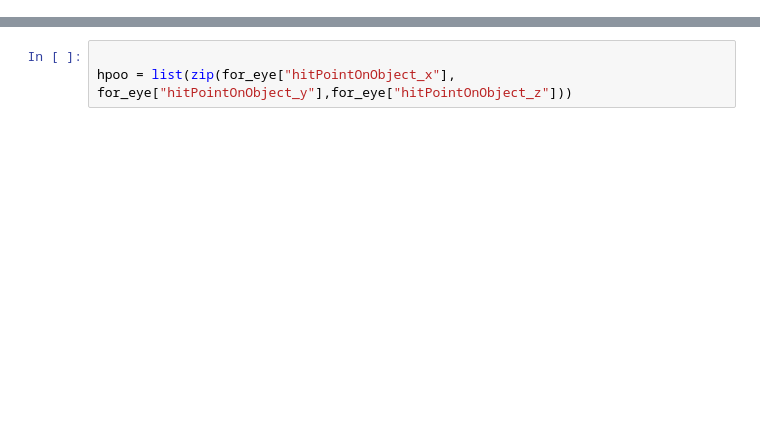
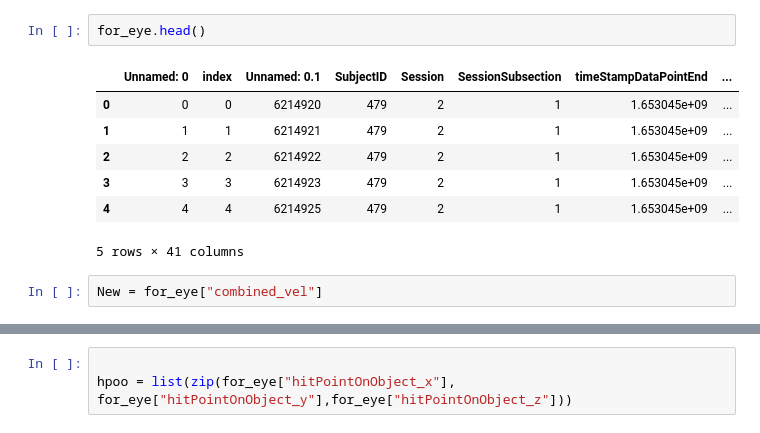
Before and after one commit to tracysanchez/DataAnalysis, a Jupyter notebook: Colliderhits/Untitled.ipynb, the cells around one changed output, grey strips where cells are left out. Drawn from its saved outputs; the diff is of its cells as text; blank space fills up the shorter version.

```diff
--- a/Colliderhits/Untitled.ipynb
+++ b/Colliderhits/Untitled.ipynb
@@ -17,0 +374,12 @@ v_vZ = pd.DataFrame(for_eye["hitPointOnObject_z"].diff().tolist())
+# %%
+for_eye.head()
+# %% [output]
+|  | Unnamed: 0 | index | Unnamed: 0.1 | SubjectID | Session | SessionSubsection | timeStampDataPointEnd | ... |
+| 0 | 0 | 0 | 6214920 | 479 | 2 | 1 | 1.653045e+09 | ... |
+| 1 | 1 | 1 | 6214921 | 479 | 2 | 1 | 1.653045e+09 | ... |
+| 2 | 2 | 2 | 6214922 | 479 | 2 | 1 | 1.653045e+09 | ... |
+| 3 | 3 | 3 | 6214923 | 479 | 2 | 1 | 1.653045e+09 | ... |
+| 4 | 4 | 4 | 6214925 | 479 | 2 | 1 | 1.653045e+09 | ... |
+5 rows × 41 columns
+# %%
+New = for_eye["combined_vel"]
```
Also changed, not shown: parts of 67 cells of this notebook, 4 other files.
